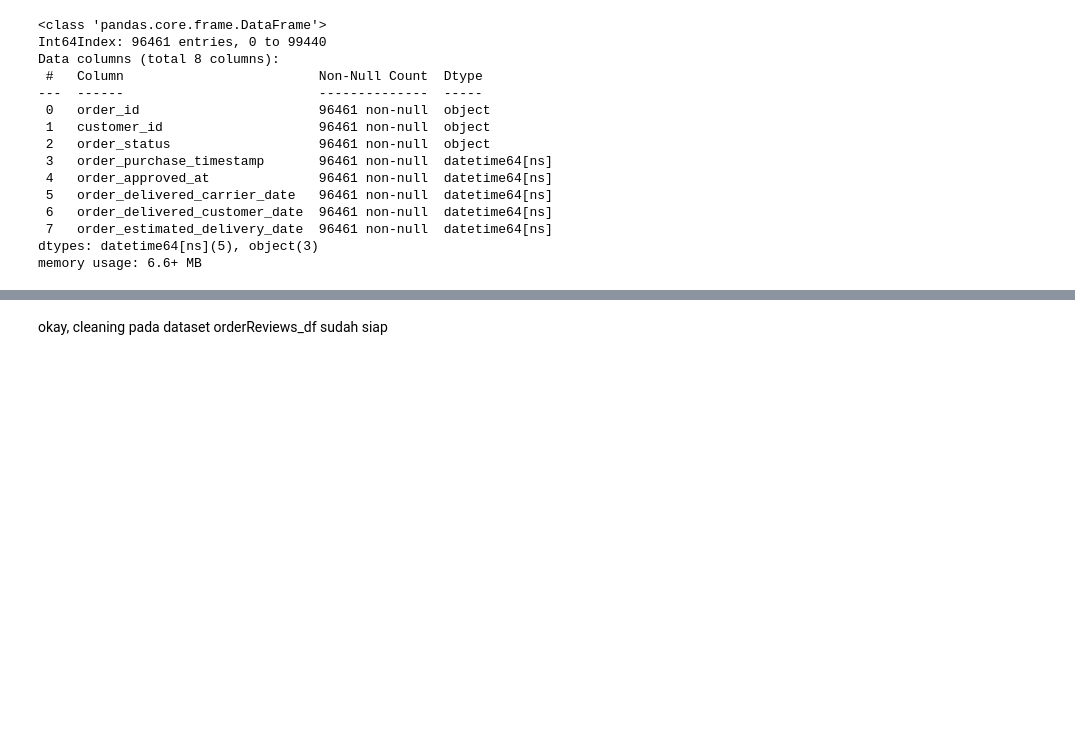
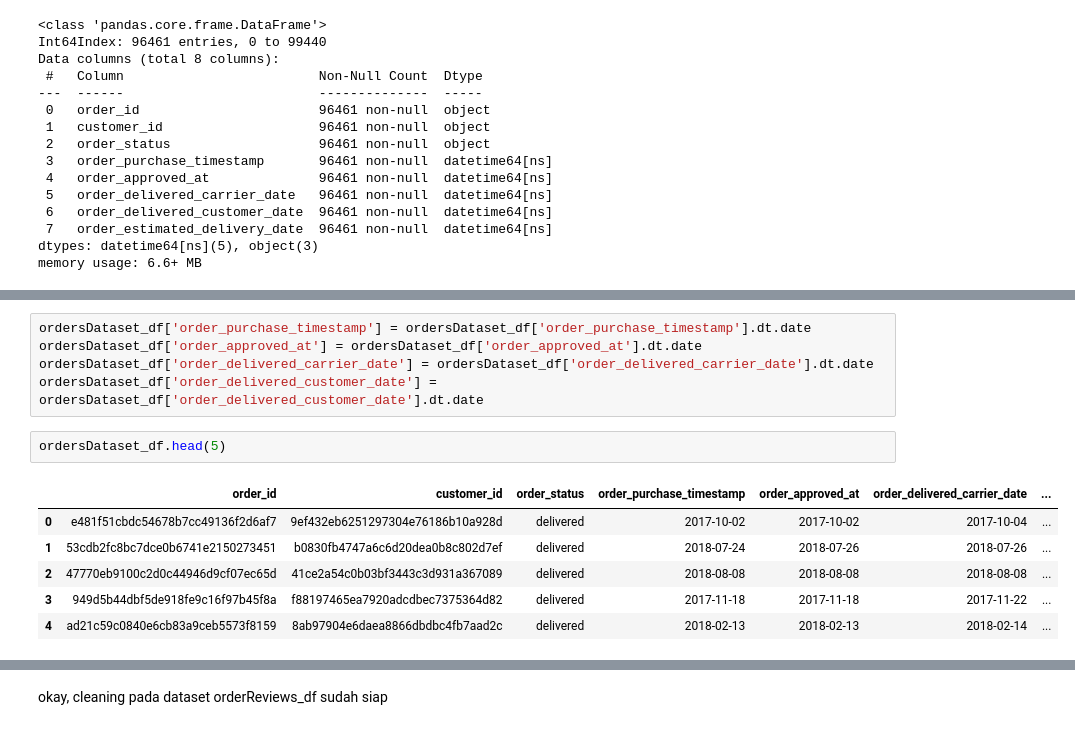
Before and after one commit to NuryaFahruRosyidin2406/Dicoding_Learn-Data-Scientist, a Jupyter notebook: Submission Project Analisis Data/Submission_Project_Analisis_Data.ipynb, the cells around one changed output, grey strips where cells are left out. Drawn from its saved outputs; the diff is of its cells as text; blank space fills up the shorter version.

```diff
--- a/Submission Project Analisis Data/Submission_Project_Analisis_Data.ipynb
+++ b/Submission Project Analisis Data/Submission_Project_Analisis_Data.ipynb
@@ -1095,0 +1107,14 @@ memory usage: 6.6+ MB
+# %%
+ordersDataset_df['order_purchase_timestamp'] = ordersDataset_df['order_purchase_timestamp'].dt.date
+ordersDataset_df['order_approved_at'] = ordersDataset_df['order_approved_at'].dt.date
+ordersDataset_df['order_delivered_carrier_date'] = ordersDataset_df['order_delivered_carrier_date'].dt.date
+ordersDataset_df['order_delivered_customer_date'] = ordersDataset_df['order_delivered_customer_date'].dt.date
+# %%
+ordersDataset_df.head(5)
+# %% [output]
+|  | order_id | customer_id | order_status | order_purchase_timestamp | order_approved_at | order_delivered_carrier_date | ... |
+| 0 | e481f51cbdc54678b7cc49136f2d6af7 | 9ef432eb6251297304e76186b10a928d | delivered | 2017-10-02 | 2017-10-02 | 2017-10-04 | ... |
+| 1 | 53cdb2fc8bc7dce0b6741e2150273451 | b0830fb4747a6c6d20dea0b8c802d7ef | delivered | 2018-07-24 | 2018-07-26 | 2018-07-26 | ... |
+| 2 | 47770eb9100c2d0c44946d9cf07ec65d | 41ce2a54c0b03bf3443c3d931a367089 | delivered | 2018-08-08 | 2018-08-08 | 2018-08-08 | ... |
+| 3 | 949d5b44dbf5de918fe9c16f97b45f8a | f88197465ea7920adcdbec7375364d82 | delivered | 2017-11-18 | 2017-11-18 | 2017-11-22 | ... |
+| 4 | ad21c59c0840e6cb83a9ceb5573f8159 | 8ab97904e6daea8866dbdbc4fb7aad2c | delivered | 2018-02-13 | 2018-02-13 | 2018-02-14 | ... |
```
Also changed, not shown: parts of 7 cells of this notebook.
